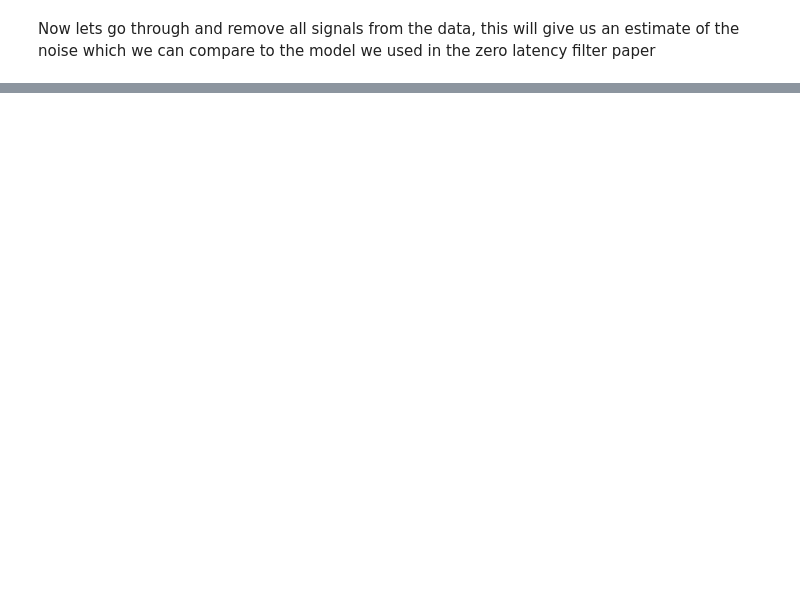
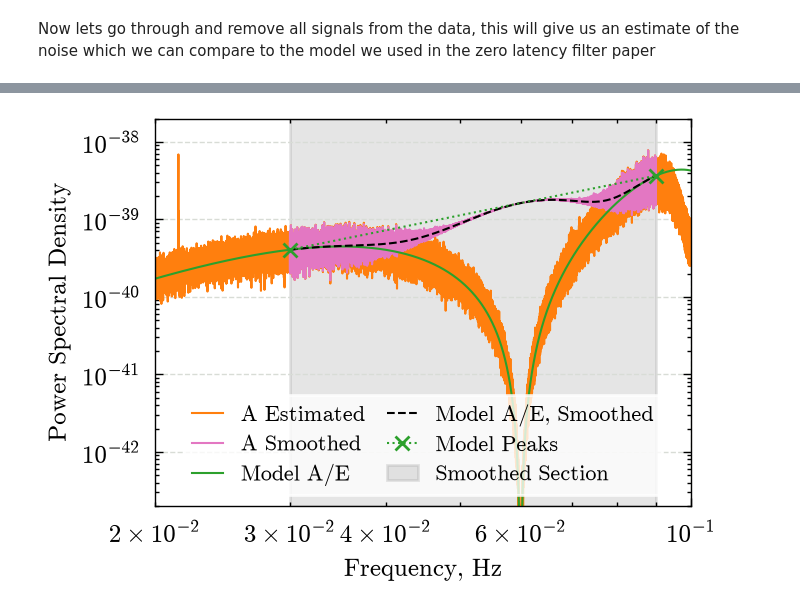
Before and after one commit to icg-gravwaves/lisa_premerger_sangria, a Jupyter notebook: estimate_psds/estimate_psds.ipynb, the cells around one changed output, grey strips where cells are left out. Saved outputs shown, nothing was run; the diff lists cells and outputs as text; code cells hidden in the pictures; blank space fills up the shorter version.

```diff
--- a/estimate_psds/estimate_psds.ipynb
+++ b/estimate_psds/estimate_psds.ipynb
@@ -452,0 +214,59 @@ ax.grid(zorder=-100)
+# %%
+cycle = plt.rcParams['axes.prop_cycle'].by_key()['color']
+width = plt.rcParams["figure.figsize"][0]
+height = plt.rcParams["figure.figsize"][1] * 1.25
+# Lets plot the PSDs to compare them:
+fig, ax = plt.subplots(1, figsize=(width, height))
+
+lines_to_plot = (
+    (A_psd, 'A Estimated', 'tab:orange', '-', 1, None, None),
+    (A_psd_smoothed, 'A Smoothed', 'tab:pink', '-', 1, 0.03, 0.09),
+    (sangria_model_ae_withgb, 'Model A/E', 'tab:green', '-', 1, None, None),
+    (model_ae_smoothed, 'Model A/E, Smoothed', 'k', '--', 1, 0.03, 0.09),
+)
+
+for (psd, label, color, linestyle, alpha, freqmin, freqmax) in lines_to_plot:
+    if freqmin is not None:
+        idx_min = np.argmin(abs(psd.sample_frequencies - freqmin))
+    else:
+        idx_min = None
+    if freqmax is not None:
+        idx_max = np.argmin(abs(psd.sample_frequencies - freqmax))
+    else:
+        idx_max = None
+    ax.loglog(
+        psd.sample_frequencies[idx_min:idx_max],
+        psd[idx_min:idx_max],
+        label=label,
+        color=color,
+        linestyle=linestyle,
+        alpha=alpha,
+        rasterized=True
+    )
+
+
+scatter_freqs = [0.03, 0.09]
+scatter_ys = [None, None]
+for i, freq in enumerate(scatter_freqs):
+    idx = np.argmin(abs(sangria_model_ae_withgb.sample_frequencies - freq))
+    scatter_ys[i] = sangria_model_ae_withgb[idx]
+ax.loglog(
+    scatter_freqs, scatter_ys, color='tab:green', marker='x', linestyle=':', zorder=50, label='Model Peaks'
+)
+
+ax.axvspan(
+    0.03, 0.09,
+    color='gray', zorder=-100, label='Smoothed Section', alpha=0.2
+)
+
+
+ax.set_ylabel("Power Spectral Density")
+ax.set_xlabel("Frequency, Hz")
+ax.legend(loc='lower center', ncol=2)
+ax.set_ylim([2e-43, 2e-38])
+ax.set_xlim([2e-2, 1e-1])
+ax.grid(zorder=-100)
+
+fig.savefig('../paper/images/dataset/figure_2_smoothing_60mHz.png')
+# %% [output]
+[figure, added]
```
Also changed, not shown: parts of 30 cells of this notebook, 21 other files.
